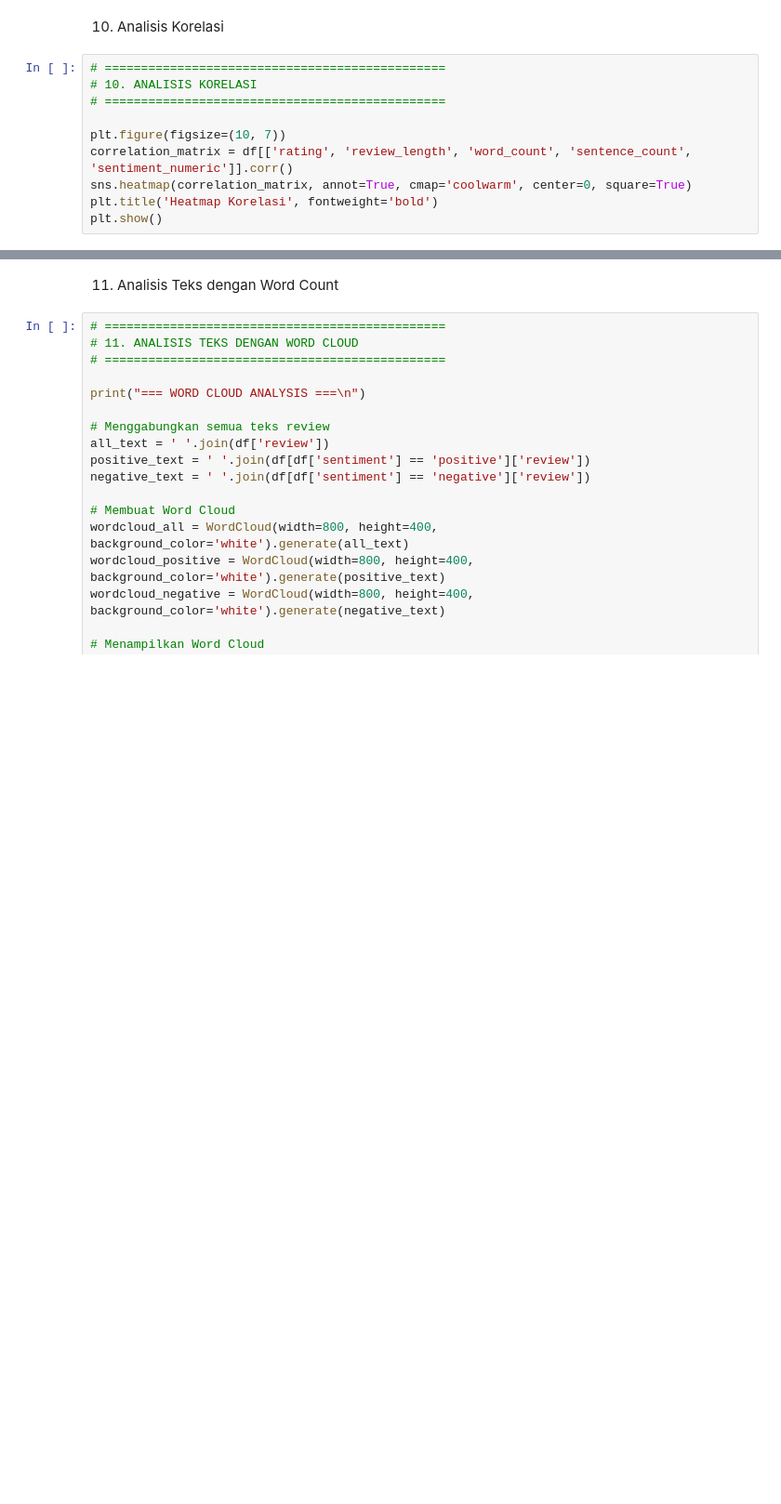
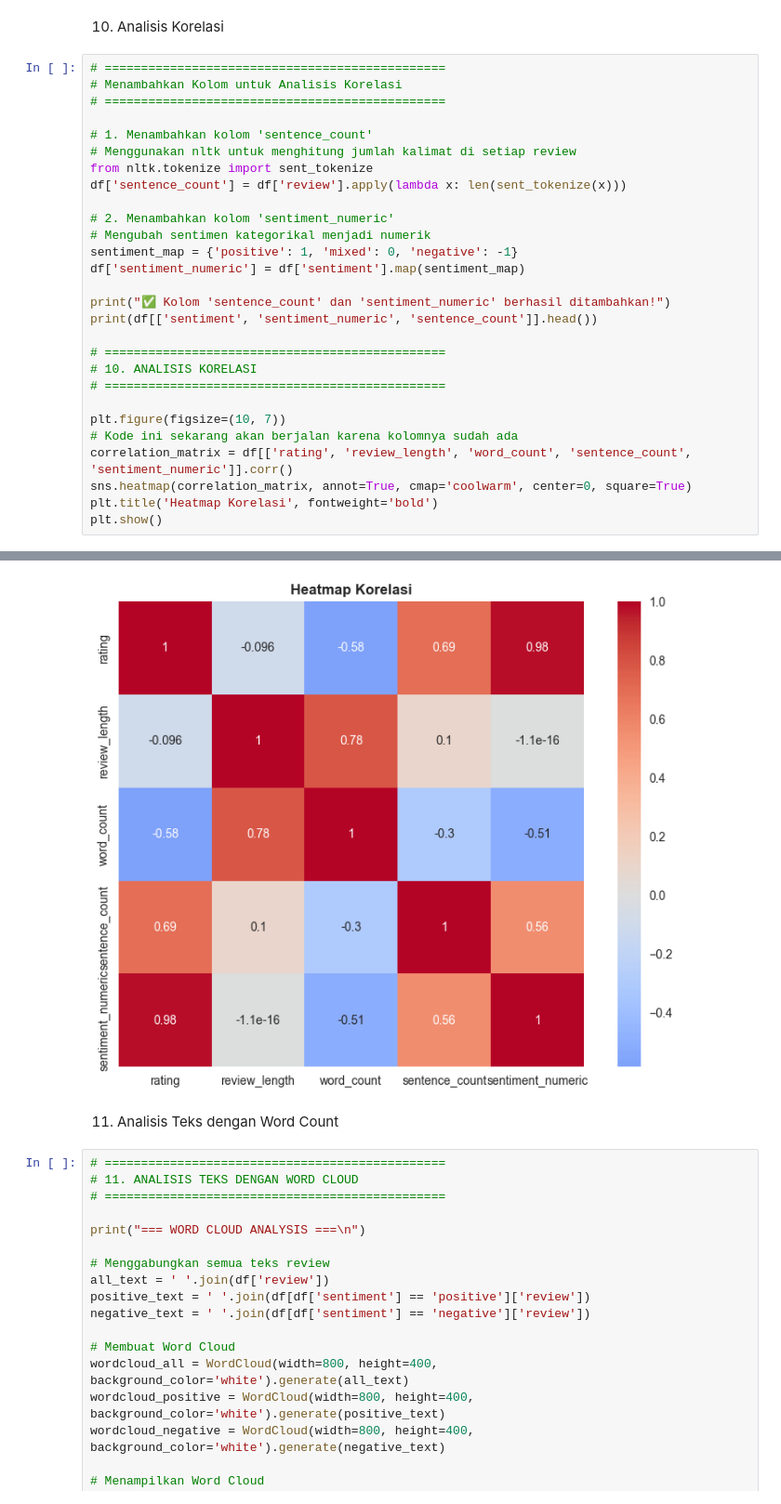
Before and after one commit to malvinrey/1a, a Jupyter notebook: scripts.ipynb, the cells around one changed output, grey strips where cells are left out. Shown at 93% size. Cells and saved outputs as stored; diff of their text form; blank space fills up the shorter version.

```diff
--- a/scripts.ipynb
+++ b/scripts.ipynb
@@ -333,12 +483,31 @@ plt.show()
 # %% [markdown]
 10. Analisis Korelasi
 # %%
+# ===============================================
+# Menambahkan Kolom untuk Analisis Korelasi
+# ===============================================
+
+# 1. Menambahkan kolom 'sentence_count'
+# Menggunakan nltk untuk menghitung jumlah kalimat di setiap review
+from nltk.tokenize import sent_tokenize
+df['sentence_count'] = df['review'].apply(lambda x: len(sent_tokenize(x)))
+
+# 2. Menambahkan kolom 'sentiment_numeric'
+# Mengubah sentimen kategorikal menjadi numerik
+sentiment_map = {'positive': 1, 'mixed': 0, 'negative': -1}
+df['sentiment_numeric'] = df['sentiment'].map(sentiment_map)
+
+print("✅ Kolom 'sentence_count' dan 'sentiment_numeric' berhasil ditambahkan!")
+print(df[['sentiment', 'sentiment_numeric', 'sentence_count']].head())
+
 # ===============================================
 # 10. ANALISIS KORELASI
 # ===============================================
 
 plt.figure(figsize=(10, 7))
+# Kode ini sekarang akan berjalan karena kolomnya sudah ada
 correlation_matrix = df[['rating', 'review_length', 'word_count', 'sentence_count', 'sentiment_numeric']].corr()
 sns.heatmap(correlation_matrix, annot=True, cmap='coolwarm', center=0, square=True)
 plt.title('Heatmap Korelasi', fontweight='bold')
 plt.show()
+# %% [output]
@@ -345,3 +521,4 @@ plt.show()
+[figure, added]
 # %% [markdown]
 11. Analisis Teks dengan Word Count
 # %%
```
Also changed, not shown: parts of 17 cells of this notebook, 4 other files.
